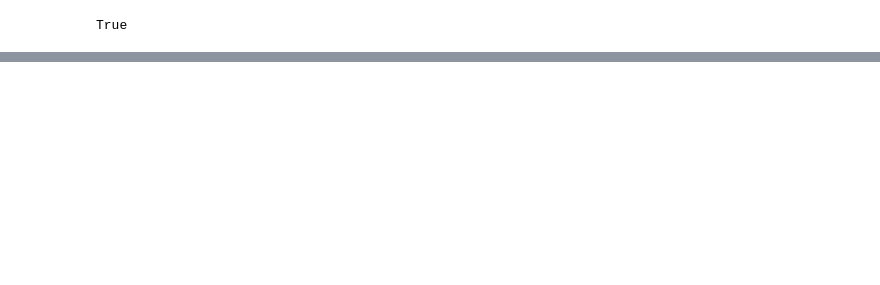
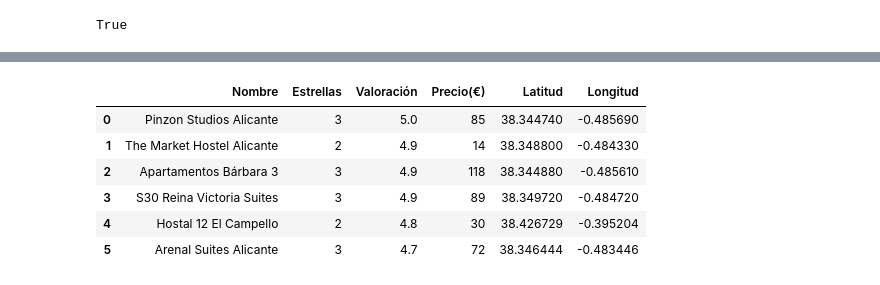
Before and after one commit to Lydia-Arocena/FINAL_PROJECT-Tu_viaje_en_un_click, a Jupyter notebook: Notebooks/Hoteles.ipynb, the cells around one changed output, grey strips where cells are left out. Saved outputs shown, nothing was run; the diff lists cells and outputs as text; code cells hidden in the pictures; blank space fills up the shorter version.

```diff
--- a/Notebooks/Hoteles.ipynb
+++ b/Notebooks/Hoteles.ipynb
@@ -62,0 +15,2 @@ True
+# %%
+hoteles=hf.cleaning_hotel("Osorno","2022-01-10")
@@ -62,0 +21,10 @@ True
+# %%
+hoteles
+# %% [output]
+|  | Nombre | Estrellas | Valoración | Precio(€) | Latitud | Longitud |
+| 0 | Pinzon Studios Alicante | 3 | 5.0 | 85 | 38.344740 | -0.485690 |
+| 1 | The Market Hostel Alicante | 2 | 4.9 | 14 | 38.348800 | -0.484330 |
+| 2 | Apartamentos Bárbara 3 | 3 | 4.9 | 118 | 38.344880 | -0.485610 |
+| 3 | S30 Reina Victoria Suites | 3 | 4.9 | 89 | 38.349720 | -0.484720 |
+| 4 | Hostal 12 El Campello | 2 | 4.8 | 30 | 38.426729 | -0.395204 |
+| 5 | Arenal Suites Alicante | 3 | 4.7 | 72 | 38.346444 | -0.483446 |
```
Also changed, not shown: parts of 34 cells of this notebook, 7 other files.
